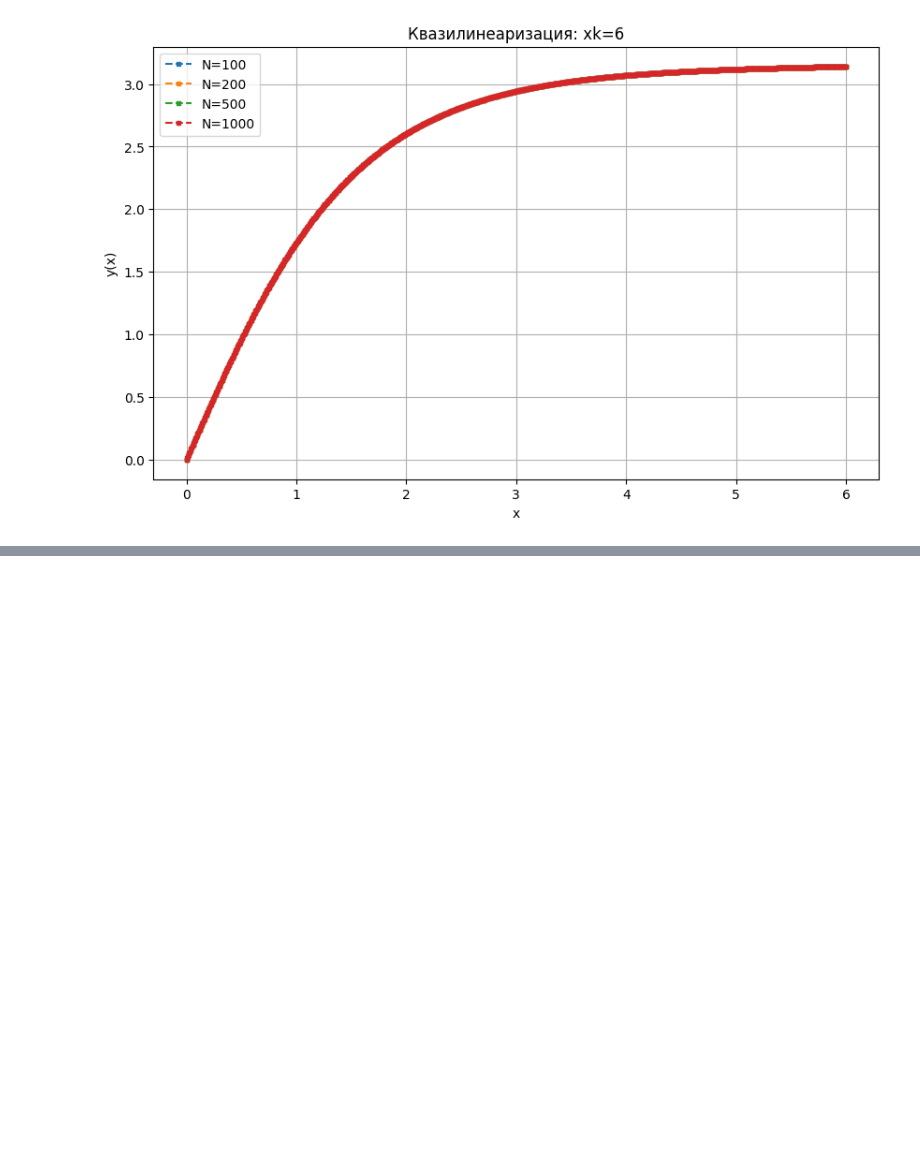
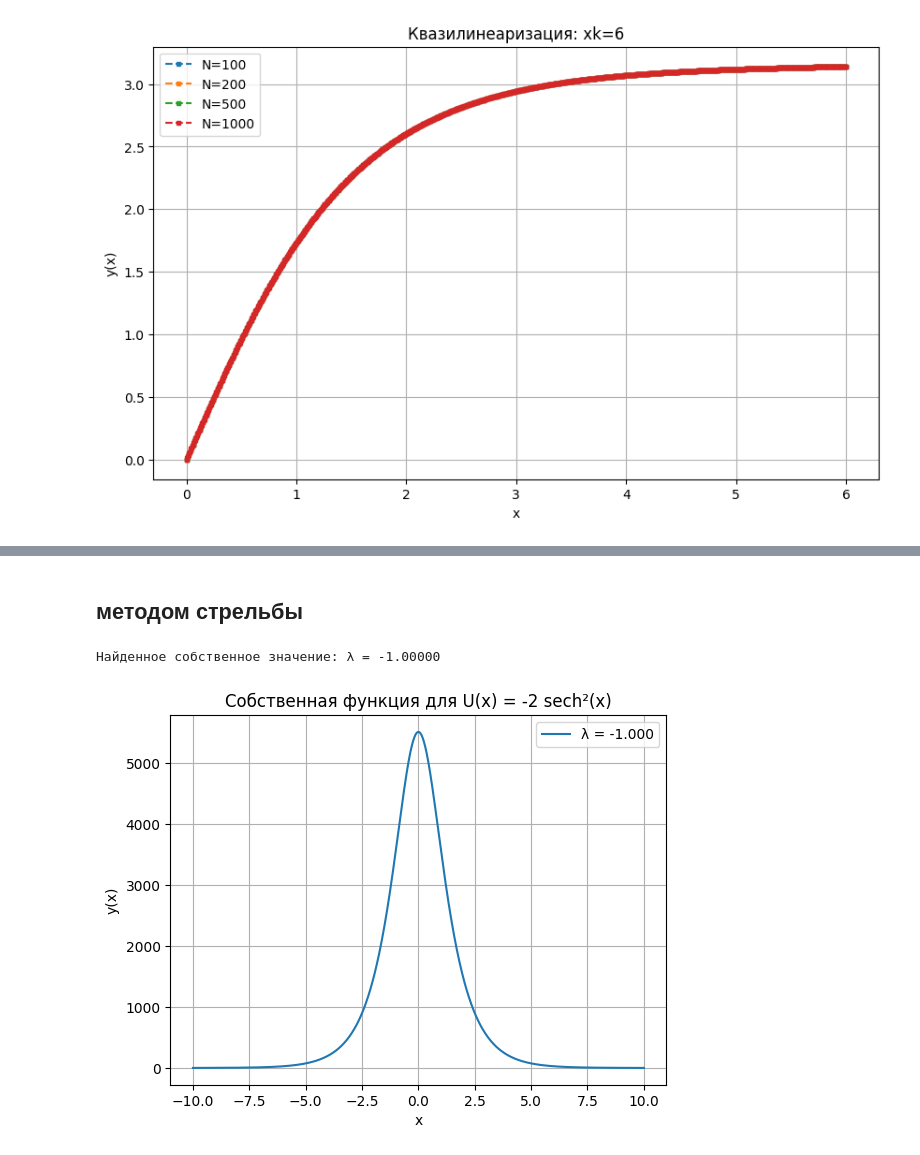
Before and after one commit to mr-gukas/MyComputationalMathematics, a Jupyter notebook: sem2/lab4/lab4.ipynb, the cells around one changed output, grey strips where cells are left out. Drawn from its saved outputs; the diff is of its cells as text; code cells hidden in the pictures; blank space fills up the shorter version.

```diff
--- a/sem2/lab4/lab4.ipynb
+++ b/sem2/lab4/lab4.ipynb
@@ -165,0 +296,79 @@ for xk in [0.5, 1, 2, 4, 6]:
+# %% [markdown]
+## методом стрельбы
+# %%
+def rk4_system(y0, z0, L, N, lambda_):
+
+#  dy/dx = z
+#  dz/dx = -(λ - U(x)) * y
+    h = 2 * L / N
+    x = [-L]
+    y = [y0]
+    z = [z0]
+
+    for _ in range(N):
+        xi = x[-1]
+        yi = y[-1]
+        zi = z[-1]
+
+        k1_z = h * (-(lambda_ - potential(xi)) * yi)
+        k1_y = h * zi
+
+        k2_z = h * (-(lambda_ - potential(xi + 0.5*h)) * (yi + 0.5*k1_y))
+        k2_y = h * (zi + 0.5*k1_z)
+
+        k3_z = h * (-(lambda_ - potential(xi + 0.5*h)) * (yi + 0.5*k2_y))
+        k3_y = h * (zi + 0.5*k2_z)
+
+        k4_z = h * (-(lambda_ - potential(xi + h)) * (yi + k3_y))
+        k4_y = h * (zi + k3_z)
+
+        new_y = yi + (k1_y + 2*k2_y + 2*k3_y + k4_y) / 6
+        new_z = zi + (k1_z + 2*k2_z + 2*k3_z + k4_z) / 6
+
+        x.append(xi + h)
+        y.append(new_y)
+        z.append(new_z)
+
+    return np.array(x), np.array(y)
+
+def shoot(lambda_, L=10, N=1000):
+    x, y = rk4_system(y0=0, z0=1, L=L, N=N, lambda_=lambda_)
+    return y[-1]
+
+def newton_shooting(lambda_guess=0.0, tol=1e-6, max_iter=100):
+    lambda_ = lambda_guess
+    for _ in range(max_iter):
+        F = shoot(lambda_)
+        delta = 1e-6
+        F_plus = shoot(lambda_ + delta)
+        F_deriv = (F_plus - F) / delta
+
+        if abs(F_deriv) < 1e-12:
+            break
+
+        d_lambda = -F / F_deriv
+        lambda_ += d_lambda
+
+        if abs(d_lambda) < tol:
+            break
+
+    return lambda_
+
+lambda_k = newton_shooting(lambda_guess=-1.0)
+print(f"Найденное собственное значение: λ = {lambda_k:.5f}")
+
+L = 10.0
+N = 1000
+x, y = rk4_system(y0=0, z0=1, L=L, N=N, lambda_=lambda_k)
+
+import matplotlib.pyplot as plt
+plt.plot(x, y, label=f'λ = {lambda_k:.3f}')
+plt.xlabel('x')
+plt.ylabel('y(x)')
+plt.title(f'Собственная функция для U(x) = -2 sech²(x)')
+plt.legend()
+plt.grid(True)
+plt.show()
+# %% [output]
+Найденное собственное значение: λ = -1.00000
+[figure, added]
```
Also changed, not shown: parts of 8 cells of this notebook, 1 other file.
